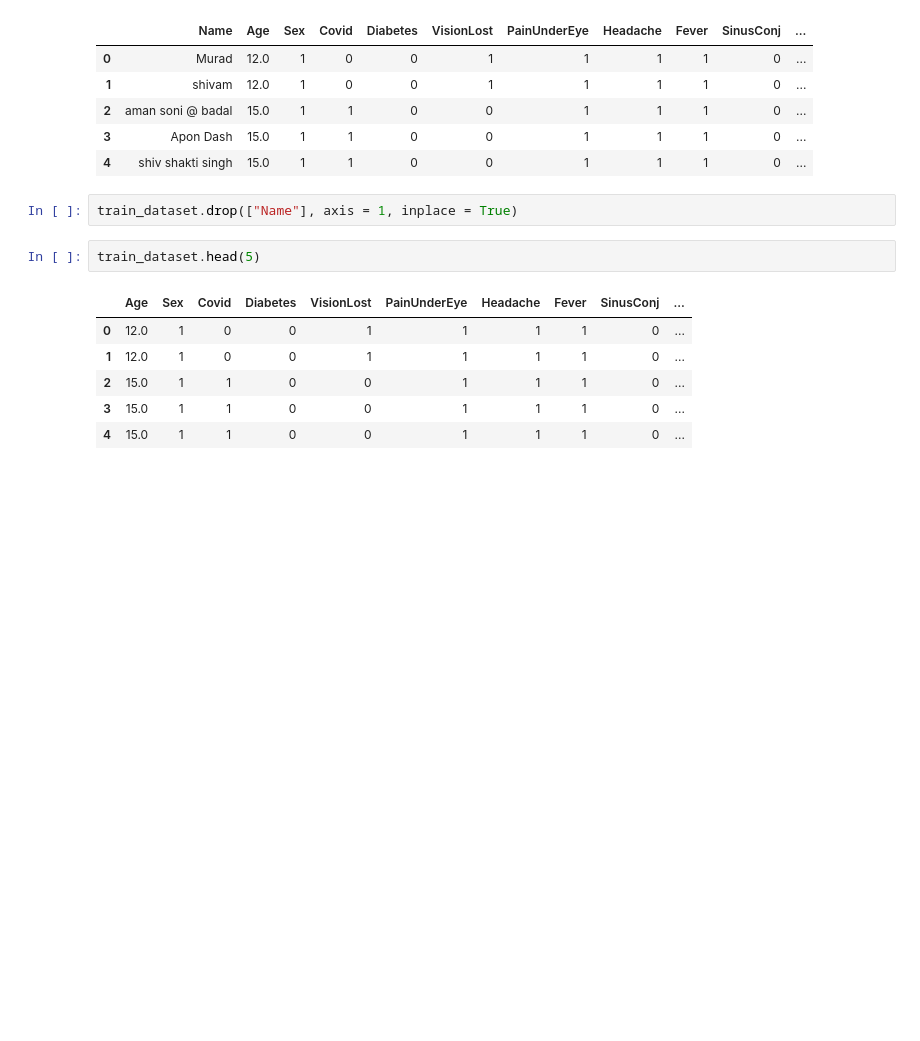
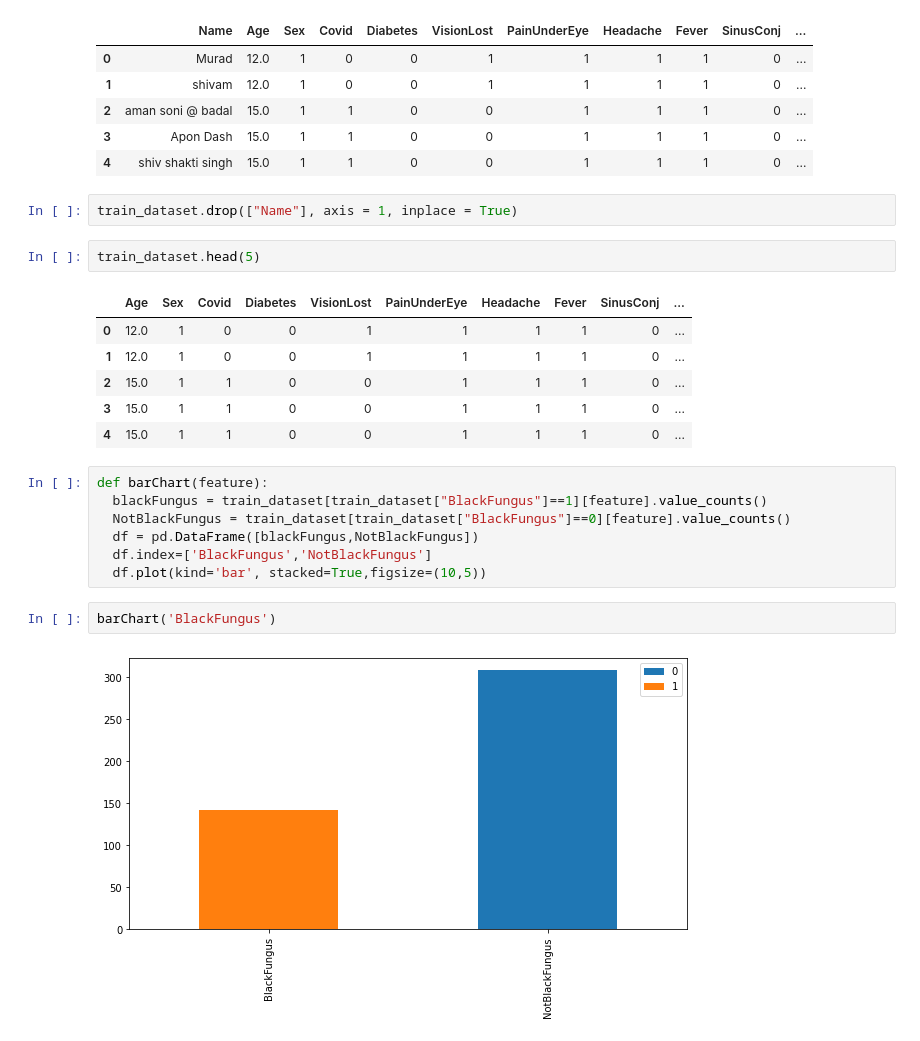
Before and after one commit to Nahidjc/Al_Lab, a Jupyter notebook: blackFungusData.ipynb, the cells around one changed output. Cells and saved outputs as stored; diff of their text form; blank space fills up the shorter version.

```diff
--- a/blackFungusData.ipynb
+++ b/blackFungusData.ipynb
@@ -143,3 +143,14 @@ train_dataset.head(5)
 | 2 | 15.0 | 1 | 1 | 0 | 0 | 1 | 1 | 1 | 0 | ... |
 | 3 | 15.0 | 1 | 1 | 0 | 0 | 1 | 1 | 1 | 0 | ... |
 | 4 | 15.0 | 1 | 1 | 0 | 0 | 1 | 1 | 1 | 0 | ... |
+# %%
+def barChart(feature):
+  blackFungus = train_dataset[train_dataset["BlackFungus"]==1][feature].value_counts()
+  NotBlackFungus = train_dataset[train_dataset["BlackFungus"]==0][feature].value_counts()
+  df = pd.DataFrame([blackFungus,NotBlackFungus])
+  df.index=['BlackFungus','NotBlackFungus']
+  df.plot(kind='bar', stacked=True,figsize=(10,5))
+# %%
+barChart('BlackFungus')
+# %% [output]
+[figure, added]
```
